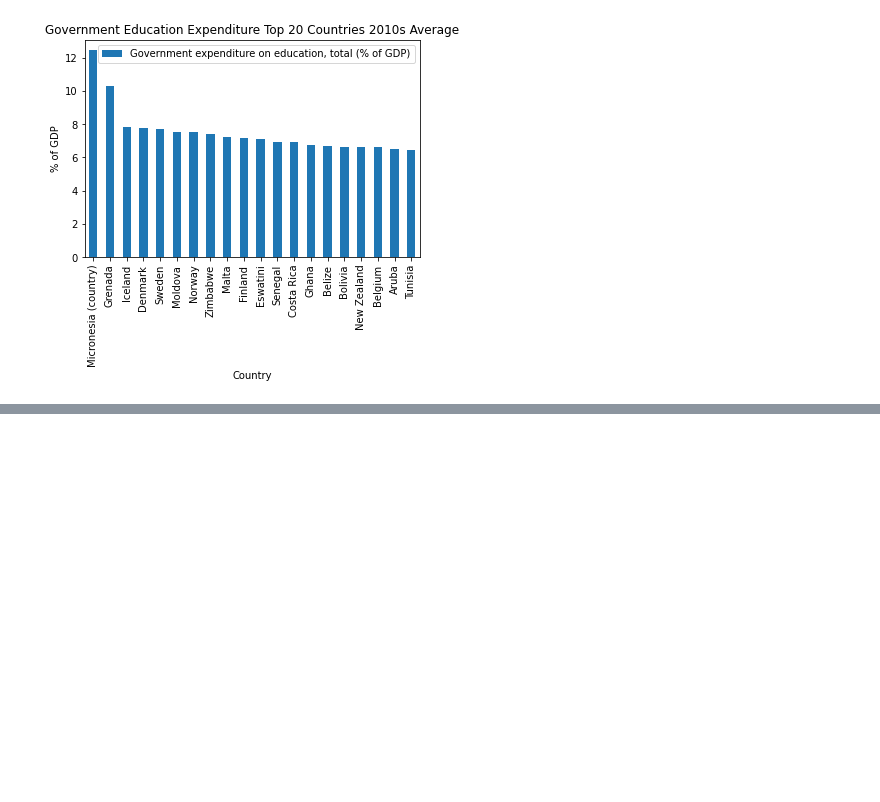
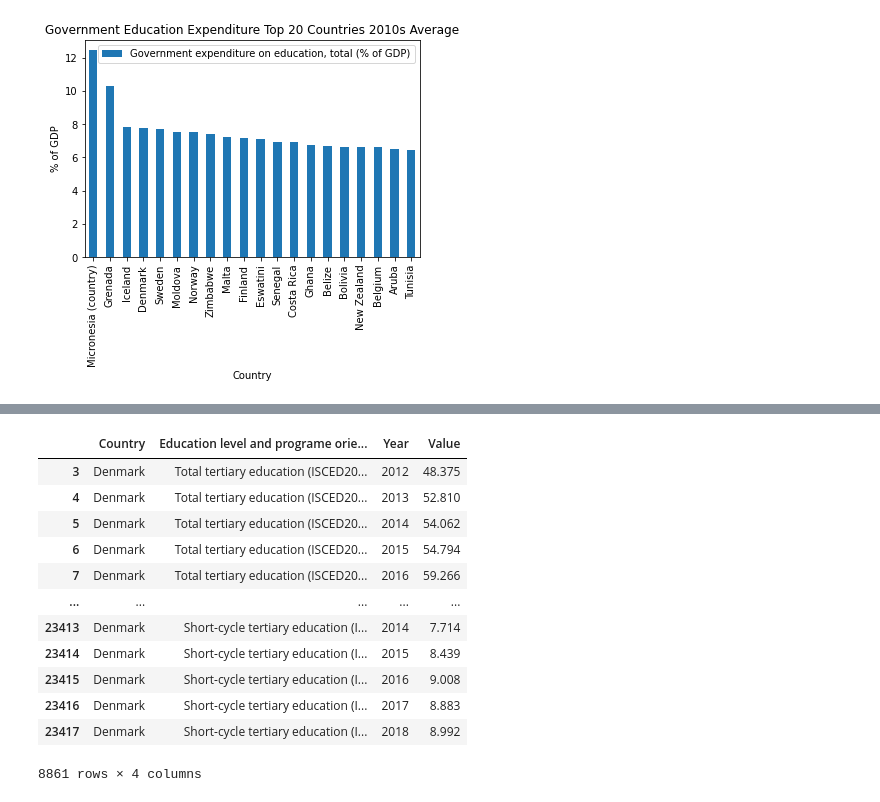
Before and after one commit to pamhinostroza/Project_1, a Jupyter notebook: Project_Main.ipynb, the cells around one changed output, grey strips where cells are left out. Cells and saved outputs as stored; diff of their text form; code cells hidden in the pictures; blank space fills up the shorter version.

```diff
--- a/Project_Main.ipynb
+++ b/Project_Main.ipynb
@@ -173,0 +160,18 @@ ed_grad
+# %%
+clean_ed_grad=ed_grad.dropna()
+#clean_ed_grad=clean_ed_grad.set_index('Country')
+clean_ed_grad
+# %% [output]
+|  | Country | Education level and programe orie... | Year | Value |
+| 3 | Denmark | Total tertiary education (ISCED20... | 2012 | 48.375 |
+| 4 | Denmark | Total tertiary education (ISCED20... | 2013 | 52.810 |
+| 5 | Denmark | Total tertiary education (ISCED20... | 2014 | 54.062 |
+| 6 | Denmark | Total tertiary education (ISCED20... | 2015 | 54.794 |
+| 7 | Denmark | Total tertiary education (ISCED20... | 2016 | 59.266 |
+| ... | ... | ... | ... | ... |
+| 23413 | Denmark | Short-cycle tertiary education (I... | 2014 | 7.714 |
+| 23414 | Denmark | Short-cycle tertiary education (I... | 2015 | 8.439 |
+| 23415 | Denmark | Short-cycle tertiary education (I... | 2016 | 9.008 |
+| 23416 | Denmark | Short-cycle tertiary education (I... | 2017 | 8.883 |
+| 23417 | Denmark | Short-cycle tertiary education (I... | 2018 | 8.992 |
+8861 rows × 4 columns
```
Also changed, not shown: parts of 4 cells of this notebook.
